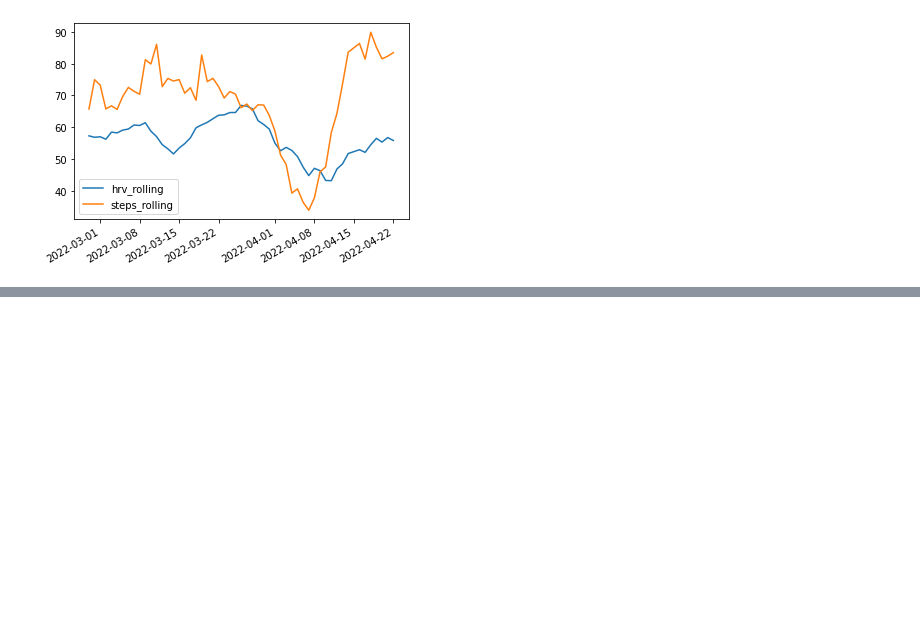
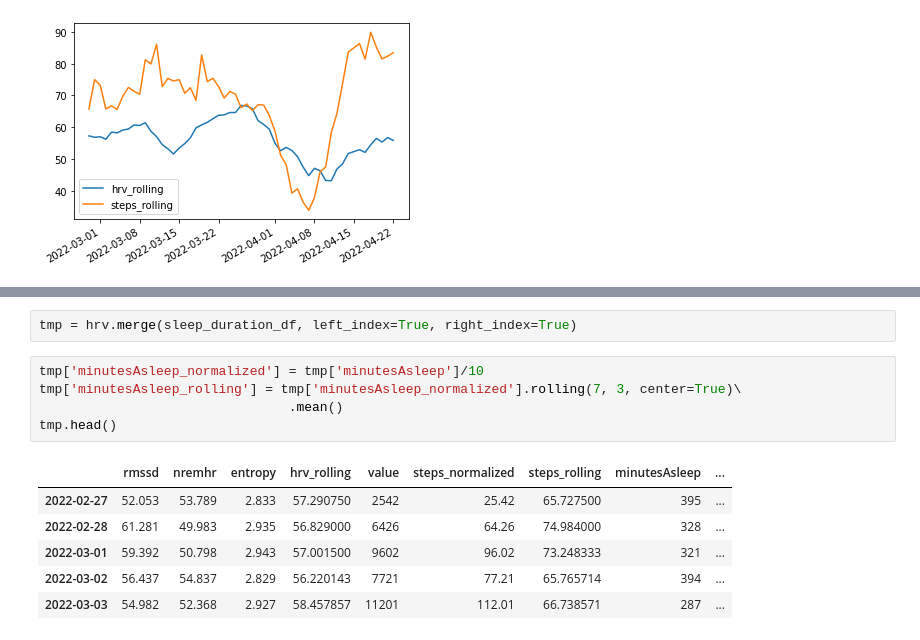
Before and after one commit to ShiYang1101/ML, a Jupyter notebook: Fitness/HRV_trend.ipynb, the cells around one changed output, grey strips where cells are left out. Saved outputs shown, nothing was run; the diff lists cells and outputs as text; blank space fills up the shorter version.

```diff
--- a/Fitness/HRV_trend.ipynb
+++ b/Fitness/HRV_trend.ipynb
@@ -86,0 +141,14 @@ TypeError: argument of type 'method' is not iterable
+# %%
+tmp = hrv.merge(sleep_duration_df, left_index=True, right_index=True)
+# %%
+tmp['minutesAsleep_normalized'] = tmp['minutesAsleep']/10
+tmp['minutesAsleep_rolling'] = tmp['minutesAsleep_normalized'].rolling(7, 3, center=True)\
+                                .mean()
+tmp.head()
+# %% [output]
+|  | rmssd | nremhr | entropy | hrv_rolling | value | steps_normalized | steps_rolling | minutesAsleep | ... |
+| 2022-02-27 | 52.053 | 53.789 | 2.833 | 57.290750 | 2542 | 25.42 | 65.727500 | 395 | ... |
+| 2022-02-28 | 61.281 | 49.983 | 2.935 | 56.829000 | 6426 | 64.26 | 74.984000 | 328 | ... |
+| 2022-03-01 | 59.392 | 50.798 | 2.943 | 57.001500 | 9602 | 96.02 | 73.248333 | 321 | ... |
+| 2022-03-02 | 56.437 | 54.837 | 2.829 | 56.220143 | 7721 | 77.21 | 65.765714 | 394 | ... |
+| 2022-03-03 | 54.982 | 52.368 | 2.927 | 58.457857 | 11201 | 112.01 | 66.738571 | 287 | ... |
```
Also changed, not shown: parts of 10 cells of this notebook, 3 other files.
